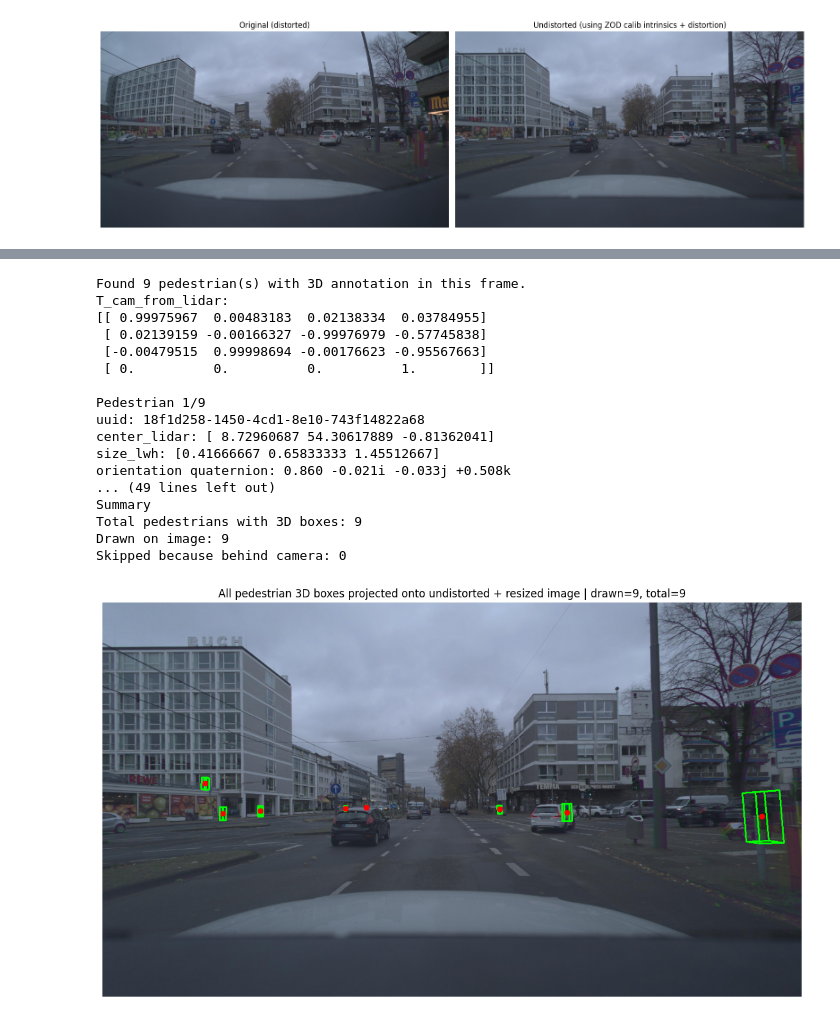
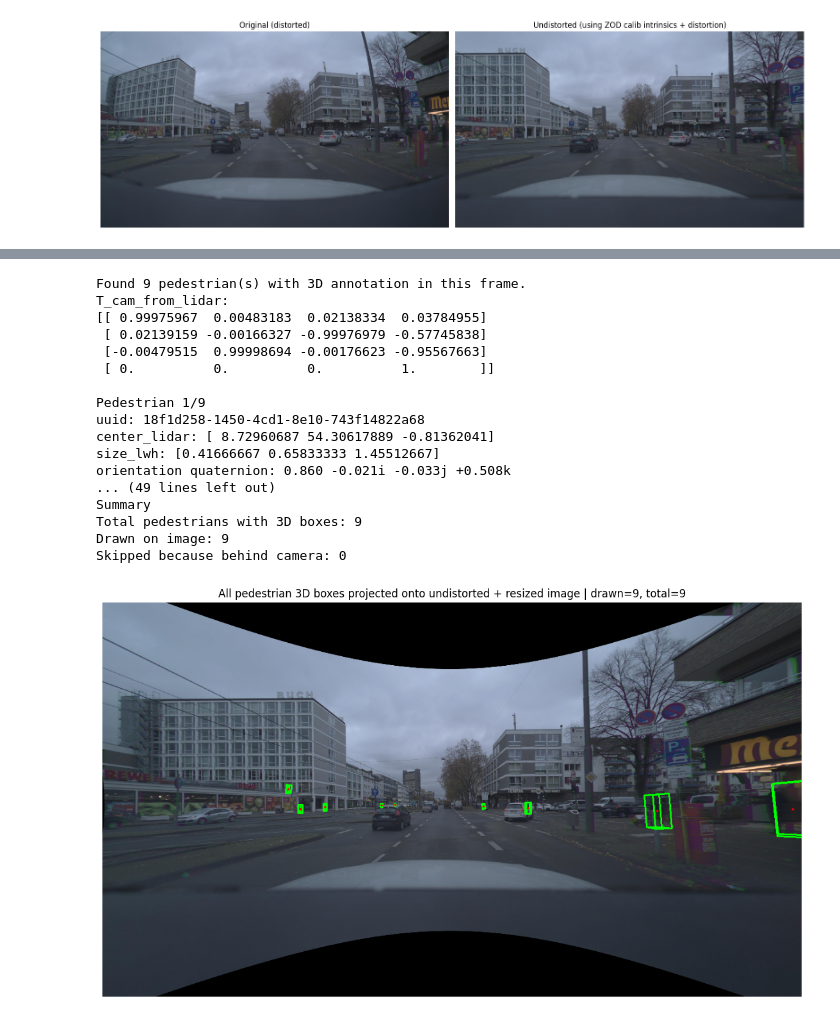
Before and after one commit to scaleoutsystems/multimodal-MoE, a Jupyter notebook: notebooks/camera_undistortion.ipynb, the cells around one changed output, grey strips where cells are left out. Saved outputs shown, nothing was run; the diff lists cells and outputs as text; code cells hidden in the pictures.

```diff
--- a/notebooks/camera_undistortion.ipynb
+++ b/notebooks/camera_undistortion.ipynb
@@ -146,7 +143,7 @@ print(f"distortion D: {D}")
 
 # Build undistortion mapping.
 # balance=0.0 => less black border (more crop), balance=1.0 => keep more FoV
-balance = 0.0
+balance = 0
 new_K = cv2.fisheye.estimateNewCameraMatrixForUndistortRectify(
     K, D, (w, h), np.eye(3), balance=balance
 )
@@ -294,7 +295,7 @@ def project_points_camera_frame_to_pixels(points_cam, K):
 # ------------------------------------------------------------
 # Helper: draw projected cuboid
 # ------------------------------------------------------------
-def draw_projected_cuboid(image_rgb, pixels, valid_mask, color=(0, 255, 0), thickness=2):
+def draw_projected_cuboid(image_rgb, pixels, valid_mask, color=(0, 255, 0), thickness=1):
     """
     Draw a 3D cuboid projected into 2D.
     Assumes pixel ordering matches make_box_corners_3d().
@@ -332,6 +333,36 @@ def draw_projected_center(image_rgb, pixel_xy, color=(255, 0, 0), radius=5):
         if 0 <= u < w and 0 <= v < h:
             cv2.circle(img, (u, v), radius, color, -1)
     return img
+# %%
+def undistort_and_resize(img_rgb, K, D, out_w, out_h, balance):
+    h, w = img_rgb.shape[:2]
+
+    new_K = cv2.fisheye.estimateNewCameraMatrixForUndistortRectify(
+        K, D, (w, h), np.eye(3), balance=balance
+    )
+
+    map1, map2 = cv2.fisheye.initUndistortRectifyMap(
+        K, D, np.eye(3), new_K, (w, h), cv2.CV_16SC2
+    )
+
+    undistorted_rgb = cv2.remap(
+        img_rgb, map1, map2,
+        interpolation=cv2.INTER_LINEAR,
+        borderMode=cv2.BORDER_CONSTANT
+    )
+
+    sx = out_w / w
+    sy = out_h / h
+    S = np.array([[sx, 0, 0], [0, sy, 0], [0, 0, 1]], dtype=np.float64)
+    BEV_intrinsics = S @ new_K
+
+    resized_undistorted_img = cv2.resize(undistorted_rgb, (out_w, out_h))
+
+    return undistorted_rgb, resized_undistorted_img, new_K, BEV_intrinsics
+# %%
+undistorted_rgb, resized_undistorted_img, new_K, BEV_intrinsics = undistort_and_resize(
+    img_rgb, K, D, 1248, 704, balance=1.0
+)
 # %%
 # ============================================================
 # Project ALL pedestrian 3D boxes in this keyframe
@@ -466,7 +497,7 @@ for i, pedestrian_obj in enumerate(pedestrian_objs):
             img_vis,
             pixels_center[0],
             color=(255, 0, 0),
-            radius=5
+            radius=2
         )
 
     num_drawn += 1
@@ -481,31 +512,31 @@ print(f"Skipped because behind camera: {num_skipped_behind_camera}")
 
 # ------------------------------------------------------------
 # 5) Display result
 # ------------------------------------------------------------
 plt.figure(figsize=(16, 8))
 plt.imshow(img_vis)
 plt.title(
     f"All pedestrian 3D boxes projected onto undistorted + resized image | "
     f"drawn={num_drawn}, total={len(pedestrian_objs)}"
 )
 plt.axis("off")
 plt.show()
 # %% [output]
 Found 9 pedestrian(s) with 3D annotation in this frame.
 T_cam_from_lidar:
 [[ 0.99975967  0.00483183  0.02138334  0.03784955]
  [ 0.02139159 -0.00166327 -0.99976979 -0.57745838]
  [-0.00479515  0.99998694 -0.00176623 -0.95567663]
  [ 0.          0.          0.          1.        ]]
 
 Pedestrian 1/9
 uuid: 18f1d258-1450-4cd1-8e10-743f14822a68
 center_lidar: [ 8.72960687 54.30617889 -0.81362041]
 size_lwh: [0.41666667 0.65833333 1.45512667]
 orientation quaternion: 0.860 -0.021i -0.033j +0.508k
 ... (49 lines left out)
 Summary
 Total pedestrians with 3D boxes: 9
 Drawn on image: 9
 Skipped because behind camera: 0
-[figure, old version]
+[figure, new version]
```
Also changed, not shown: parts of 2 cells of this notebook.
